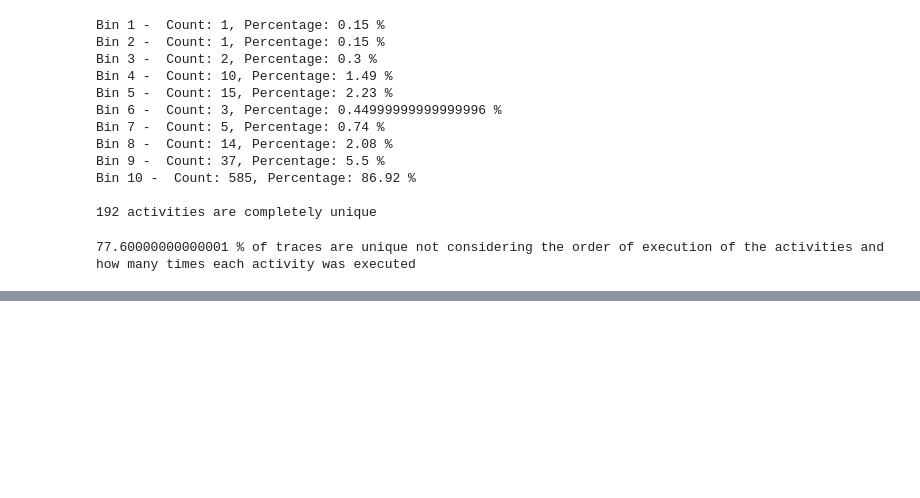
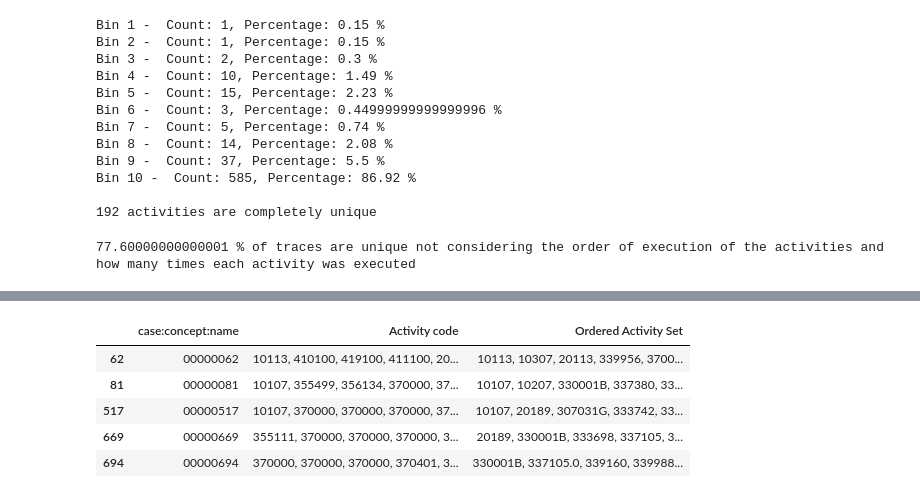
Before and after one commit to fahaerte/privacy_confidentiality_in_process_mining, a Jupyter notebook: Hospital_Log_Analysis.ipynb, the cells around one changed output, grey strips where cells are left out. Saved outputs shown, nothing was run; the diff lists cells and outputs as text; code cells hidden in the pictures; blank space fills up the shorter version.

```diff
--- a/Hospital_Log_Analysis.ipynb
+++ b/Hospital_Log_Analysis.ipynb
@@ -364,0 +402,9 @@ case:concept:name
+# %%
+df_activites_per_case[(df_activites_per_case['Activity code'].str.contains(act_2))]
+# %% [output]
+|  | case:concept:name | Activity code | Ordered Activity Set |
+| 62 | 00000062 | 10113, 410100, 419100, 411100, 20... | 10113, 10307, 20113, 339956, 3700... |
+| 81 | 00000081 | 10107, 355499, 356134, 370000, 37... | 10107, 10207, 330001B, 337380, 33... |
+| 517 | 00000517 | 10107, 370000, 370000, 370000, 37... | 10107, 20189, 307031G, 333742, 33... |
+| 669 | 00000669 | 355111, 370000, 370000, 370000, 3... | 20189, 330001B, 333698, 337105, 3... |
+| 694 | 00000694 | 370000, 370000, 370000, 370401, 3... | 330001B, 337105.0, 339160, 339988... |
```
Also changed, not shown: parts of 10 cells of this notebook.
